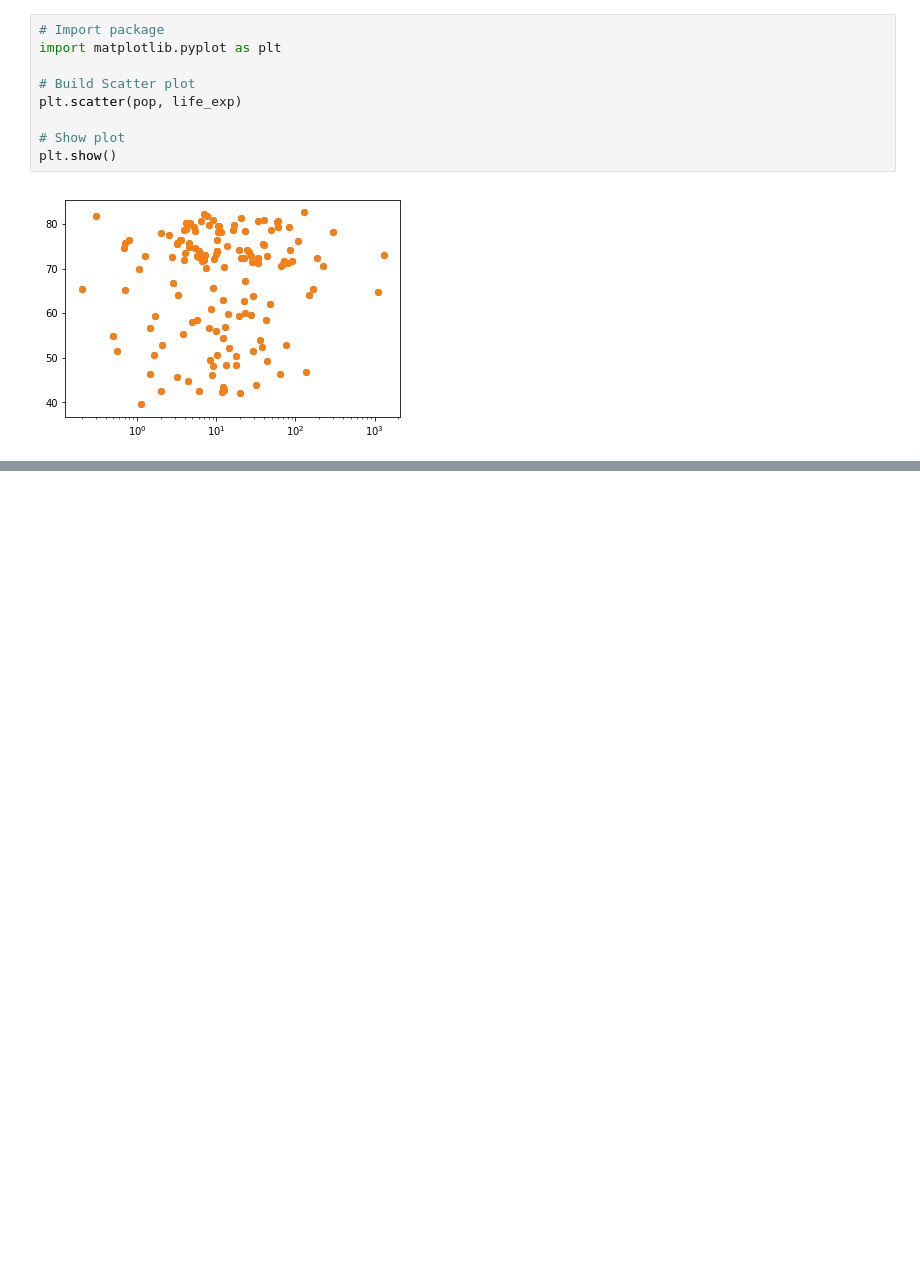
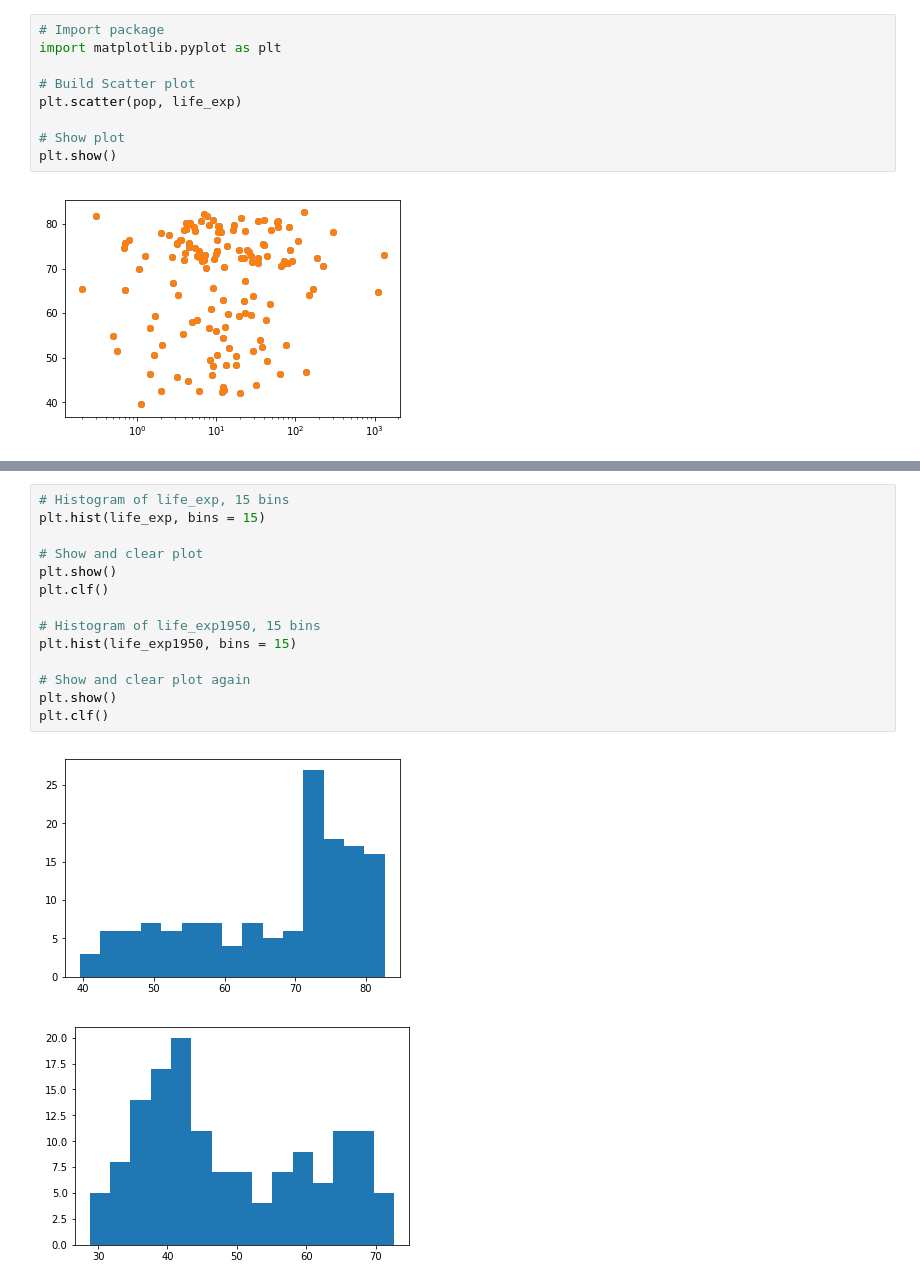
Before and after one commit to bosulliv/datacamp_python, a Jupyter notebook: programming/intermediate/ch1.ipynb, the cells around one changed output, grey strips where cells are left out. Cells and saved outputs as stored; diff of their text form; blank space fills up the shorter version.

```diff
--- a/programming/intermediate/ch1.ipynb
+++ b/programming/intermediate/ch1.ipynb
@@ -825,0 +1000,17 @@ plt.show()
+# %%
+# Histogram of life_exp, 15 bins
+plt.hist(life_exp, bins = 15)
+
+# Show and clear plot
+plt.show()
+plt.clf()
+
+# Histogram of life_exp1950, 15 bins
+plt.hist(life_exp1950, bins = 15)
+
+# Show and clear plot again
+plt.show()
+plt.clf()
+# %% [output]
+[figure, added]
+[figure, added]
```
Also changed, not shown: parts of 12 cells of this notebook.
